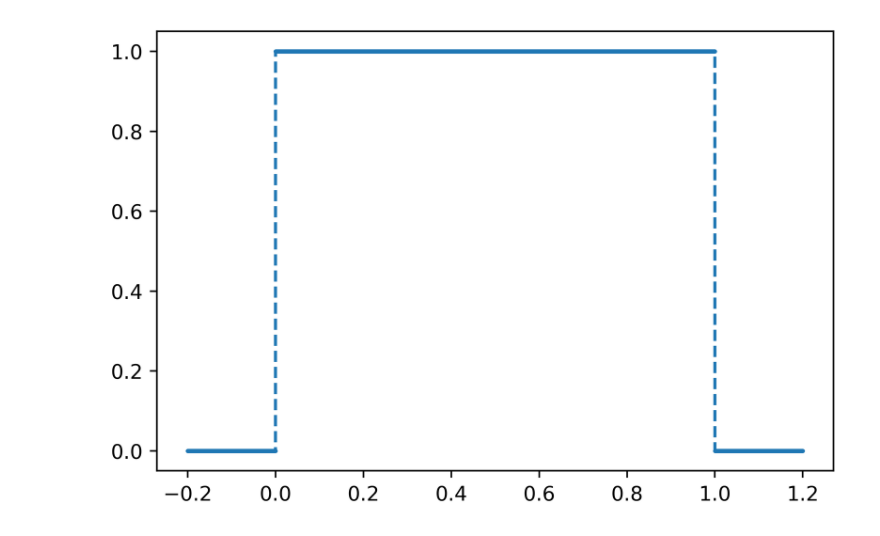
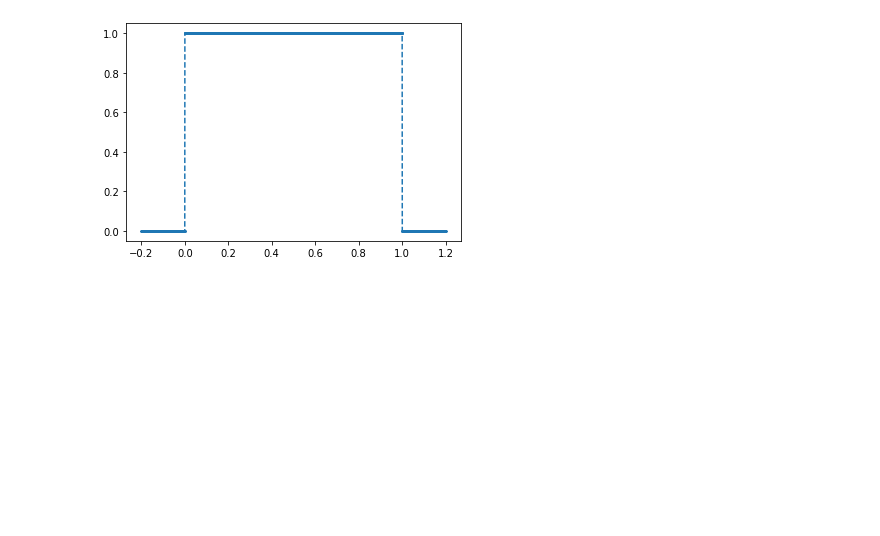
Before and after one commit to cmaspi/verifying_CLT, a Jupyter notebook: codes/distribution_images.ipynb, the cells around one changed output. Saved outputs shown, nothing was run; the diff lists cells and outputs as text; code cells hidden in the pictures; blank space fills up the shorter version.

```diff
--- a/codes/distribution_images.ipynb
+++ b/codes/distribution_images.ipynb
@@ -14,14 +14,14 @@ plt.show()
 # %%
 # uniform
 x = np.linspace(-0.2,1.2,10000)
 y = np.ones(x.shape[0])
 y[x<0], y[x>1] = 0,0
-fig, ax = plt.subplots(dpi = 500)
+fig, ax = plt.subplots()
 ax.plot(x,y, '--')
 ax.scatter(x,y, s = 1)
 plt.show()
 # %% [output]
-[figure, old version]
+[figure, new version]
 # %%
 # geometric
 x = np.arange(1,16)
```
Also changed, not shown: parts of 3 cells of this notebook, 1 other file.
